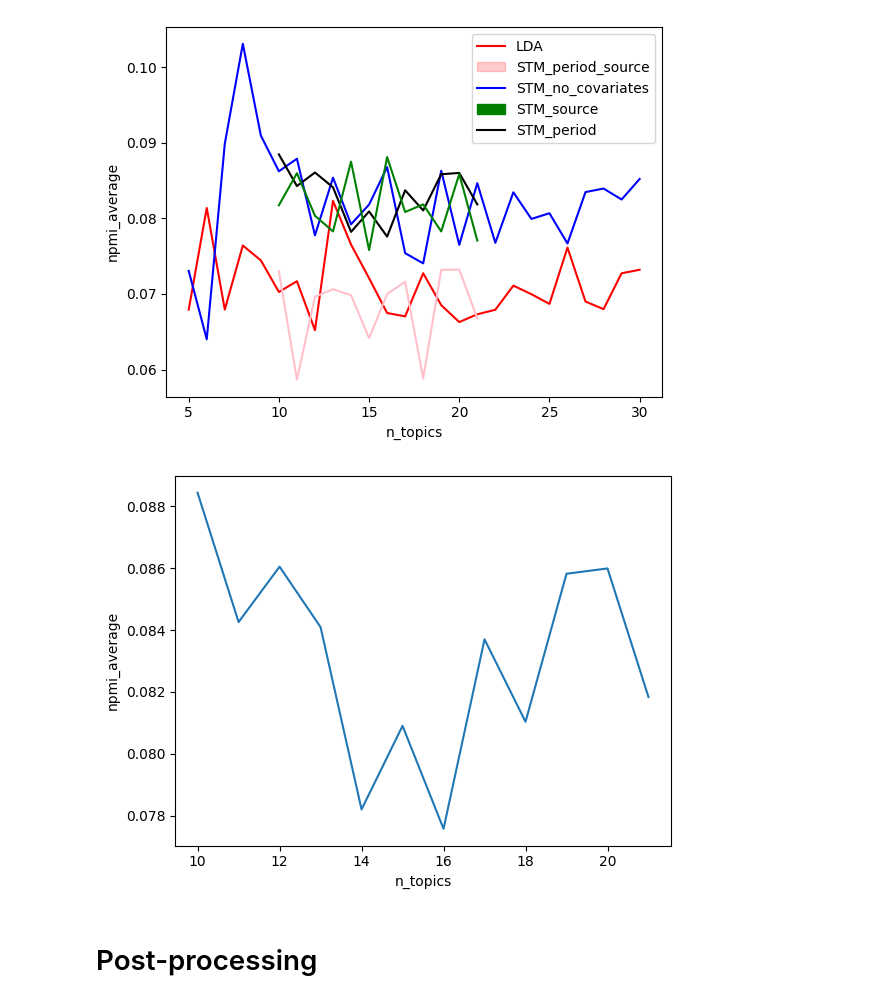
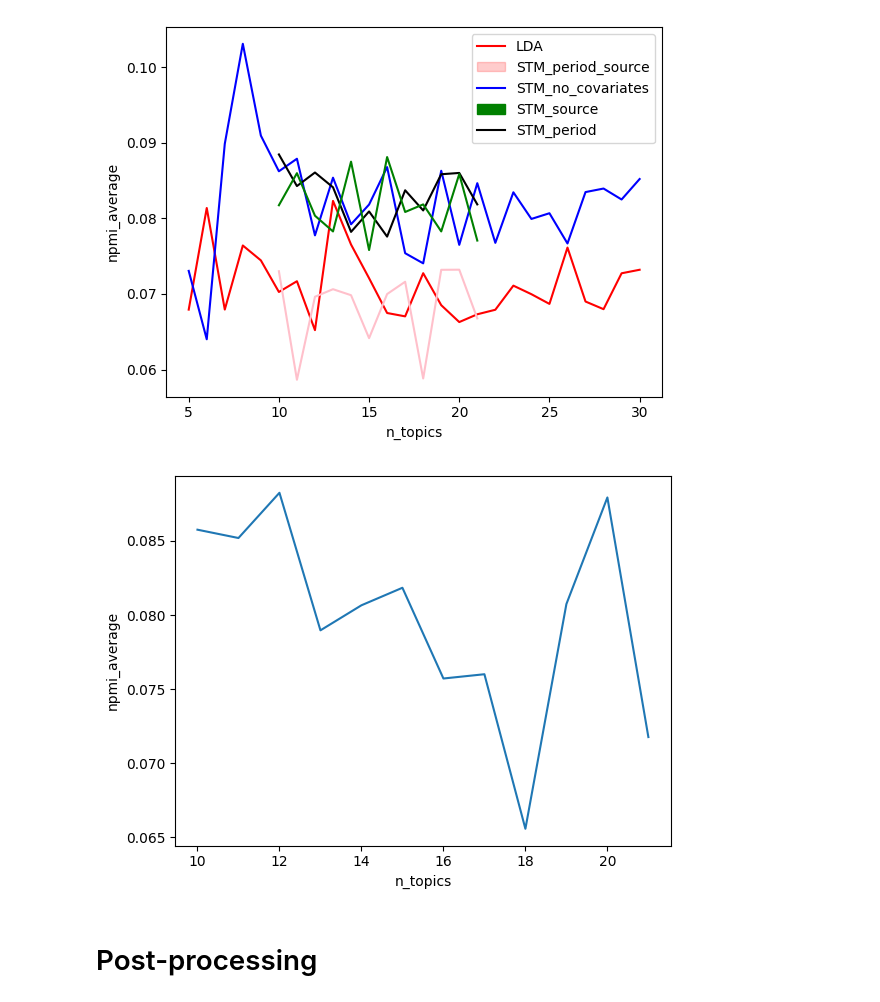
Before and after one commit to aminmarani/topic_modeling_comparison, a Jupyter notebook: topic_modeling_pipeline.ipynb, the cells around one changed output. Saved outputs shown, nothing was run; the diff lists cells and outputs as text; code cells hidden in the pictures.

```diff
--- a/topic_modeling_pipeline.ipynb
+++ b/topic_modeling_pipeline.ipynb
@@ -295,7 +295,7 @@ lon,upn = 10,22 #lowwer and upper topic number for evaluation
              # 'save_flag':True,'save_path':'LDA_test','alpha_sum':30.0}#burnin_iteration=20,after_iteration_burnin=50
 stm_lda_epochs = 50  #increase lda nits
 stm_lda_burnin = 150
-model_spec = {'name':'STM','K':16,'epochs':500,'prevalence':'prevalence','content':'','pre_trained_model': 'LDA',\
+model_spec = {'name':'STM','K':16,'epochs':500,'prevalence':'prevalence','content':'content','pre_trained_model': 'LDA',\
                 'burnin_iteration':stm_lda_burnin if stm_lda_epochs>stm_lda_burnin else stm_lda_epochs-1,\
               'LDA_epochs':stm_lda_epochs,'alpha':30,'save_flag':False}
 
@@ -357,7 +357,7 @@ if model_spec['name'] == 'LDA':
 
 elif model_spec['name'] == 'STM':
     #loading STM.R
-    robjects.r.source('stm2.R')
+    robjects.r.source('stm.R')
 
     if is_eval:
 
@@ -512,12 +477,15 @@ plt.show()
 # %%
 import seaborn as sns
 df = pd.DataFrame(npmis,columns=['n_topics','npmi_average'])
 sns.lineplot(data=df,x='n_topics',y='npmi_average')
 
-df.to_csv('./result/npmi_{0}{1}{2}.csv'.format(model_spec['name'],model_spec['prevalence'],
+# df.to_csv('./result/npmi_{0}{1}{2}.csv'.format(model_spec['name'],model_spec['prevalence'],
+#                                               model_spec['content']))
+
+df.to_csv('./result/npmi_{0}{1}_platform_author{2}.csv'.format(model_spec['name'],model_spec['prevalence'],
                                               model_spec['content']))
 # %% [output]
-[figure, old version]
+[figure, new version]
 # %% [markdown]
 # Post-processing
 # %% [markdown]
```
Also changed, not shown: parts of 2 cells of this notebook, 15 other files.
